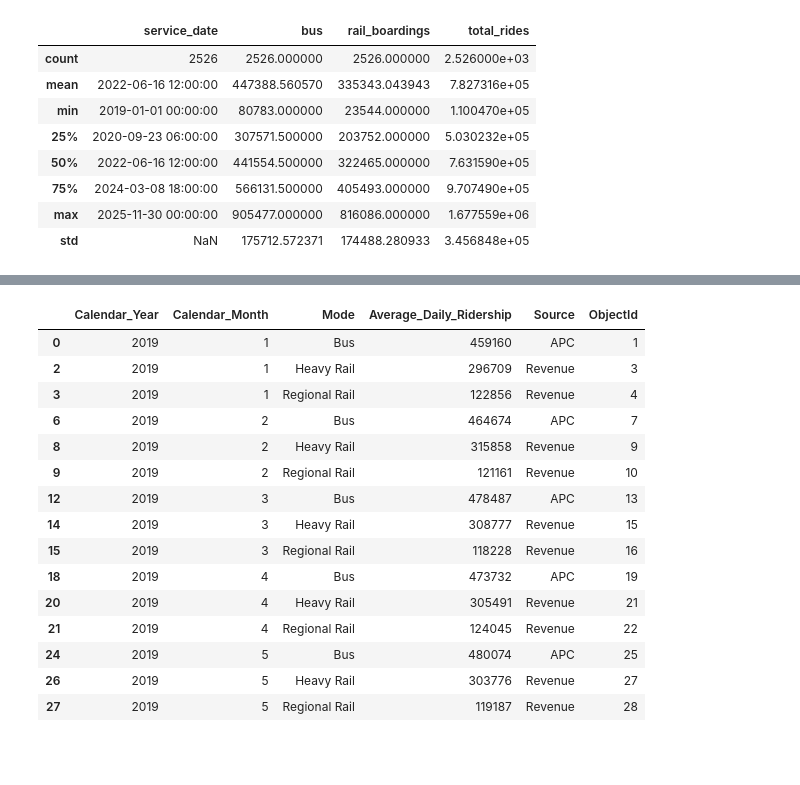
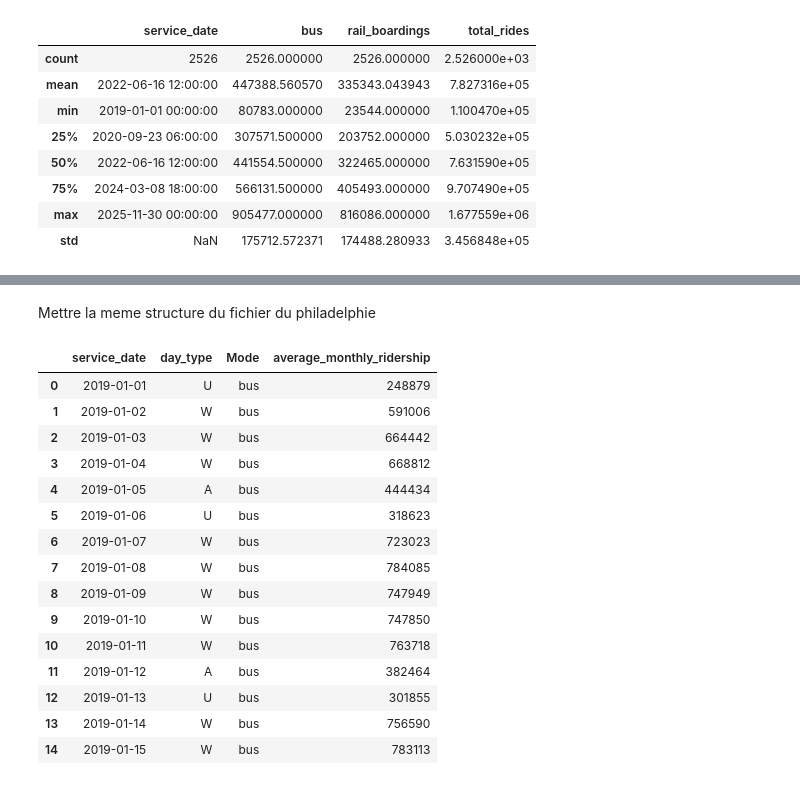
Before and after one commit to Chaimaa-Maach/urban-transit-ridership-analysis-powerbi, a Jupyter notebook: notebooks/Nettoyage.ipynb, the cells around one changed output, grey strips where cells are left out. Drawn from its saved outputs; the diff is of its cells as text; code cells hidden in the pictures; blank space fills up the shorter version.

```diff
--- a/notebooks/Nettoyage.ipynb
+++ b/notebooks/Nettoyage.ipynb
@@ -75,21 +62,33 @@ df_phi_mode.head(15)
-# %%
-# Filtrer Bus ou tout ce qui contient "Rail"
-df_phi_mode = df_phi_mode = df_phi_mode[df_phi_mode['Mode'].eq('Bus') | df_phi_mode['Mode'].str.contains('Rail')]
-df_phi_mode.head(15)
-# %% [output]
-|  | Calendar_Year | Calendar_Month | Mode | Average_Daily_Ridership | Source | ObjectId |
-| 0 | 2019 | 1 | Bus | 459160 | APC | 1 |
-| 2 | 2019 | 1 | Heavy Rail | 296709 | Revenue | 3 |
-| 3 | 2019 | 1 | Regional Rail | 122856 | Revenue | 4 |
-| 6 | 2019 | 2 | Bus | 464674 | APC | 7 |
-| 8 | 2019 | 2 | Heavy Rail | 315858 | Revenue | 9 |
-| 9 | 2019 | 2 | Regional Rail | 121161 | Revenue | 10 |
-| 12 | 2019 | 3 | Bus | 478487 | APC | 13 |
-| 14 | 2019 | 3 | Heavy Rail | 308777 | Revenue | 15 |
-| 15 | 2019 | 3 | Regional Rail | 118228 | Revenue | 16 |
-| 18 | 2019 | 4 | Bus | 473732 | APC | 19 |
-| 20 | 2019 | 4 | Heavy Rail | 305491 | Revenue | 21 |
-| 21 | 2019 | 4 | Regional Rail | 124045 | Revenue | 22 |
-| 24 | 2019 | 5 | Bus | 480074 | APC | 25 |
-| 26 | 2019 | 5 | Heavy Rail | 303776 | Revenue | 27 |
-| 27 | 2019 | 5 | Regional Rail | 119187 | Revenue | 28 |
+# %% [markdown]
+Mettre la meme structure du fichier du philadelphie
+# %%
+# Supprimer total_amounts
+df_chi_mode = df_chi_mode.drop(columns=['total_rides'])
+# %%
+# Pivoter les colonnes bus et raily_boarding
+df_chi_mode = pd.melt(
+    df_chi_mode,
+    id_vars=['service_date', 'day_type'],
+    value_vars=['bus', 'rail_boardings'],
+    var_name='Mode',
+    value_name='average_monthly_ridership'
+)
+# %%
+df_chi_mode.head(15)
+# %% [output]
+|  | service_date | day_type | Mode | average_monthly_ridership |
+| 0 | 2019-01-01 | U | bus | 248879 |
+| 1 | 2019-01-02 | W | bus | 591006 |
+| 2 | 2019-01-03 | W | bus | 664442 |
+| 3 | 2019-01-04 | W | bus | 668812 |
+| 4 | 2019-01-05 | A | bus | 444434 |
+| 5 | 2019-01-06 | U | bus | 318623 |
+| 6 | 2019-01-07 | W | bus | 723023 |
+| 7 | 2019-01-08 | W | bus | 784085 |
+| 8 | 2019-01-09 | W | bus | 747949 |
+| 9 | 2019-01-10 | W | bus | 747850 |
+| 10 | 2019-01-11 | W | bus | 763718 |
+| 11 | 2019-01-12 | A | bus | 382464 |
+| 12 | 2019-01-13 | U | bus | 301855 |
+| 13 | 2019-01-14 | W | bus | 756590 |
+| 14 | 2019-01-15 | W | bus | 783113 |
```
Also changed, not shown: parts of 30 cells of this notebook, 5 other files.
